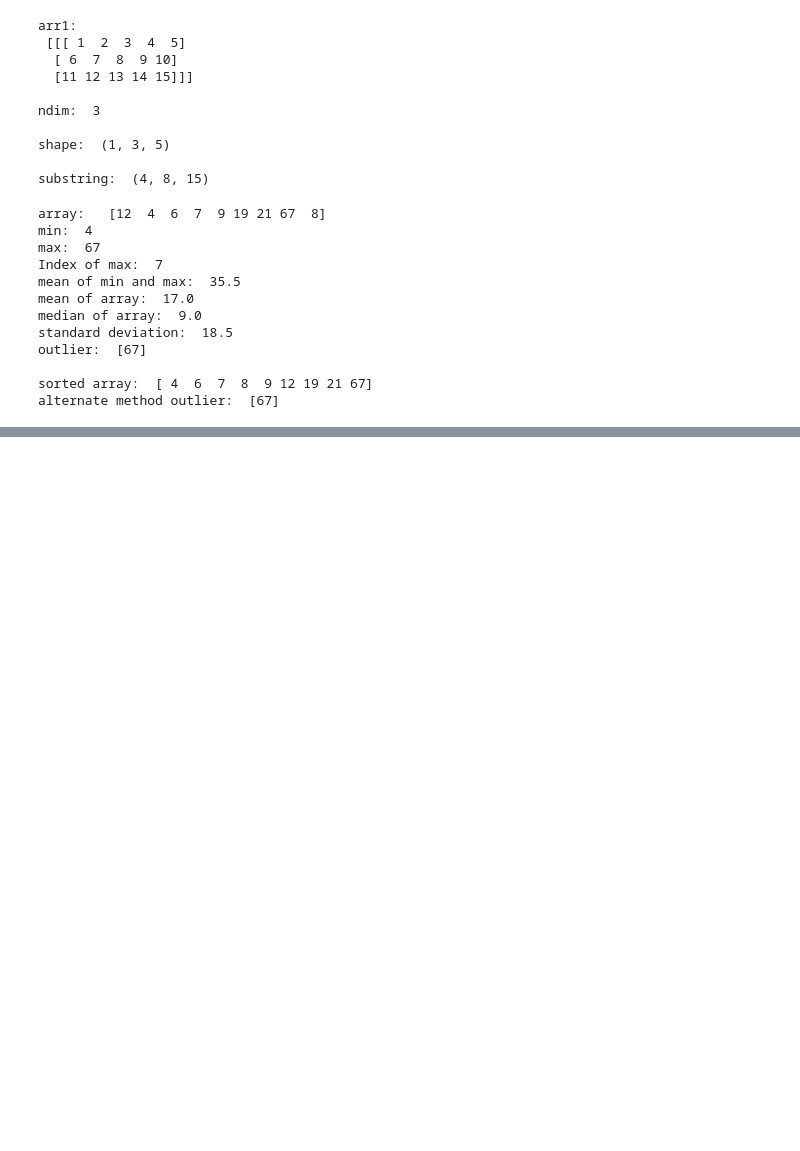
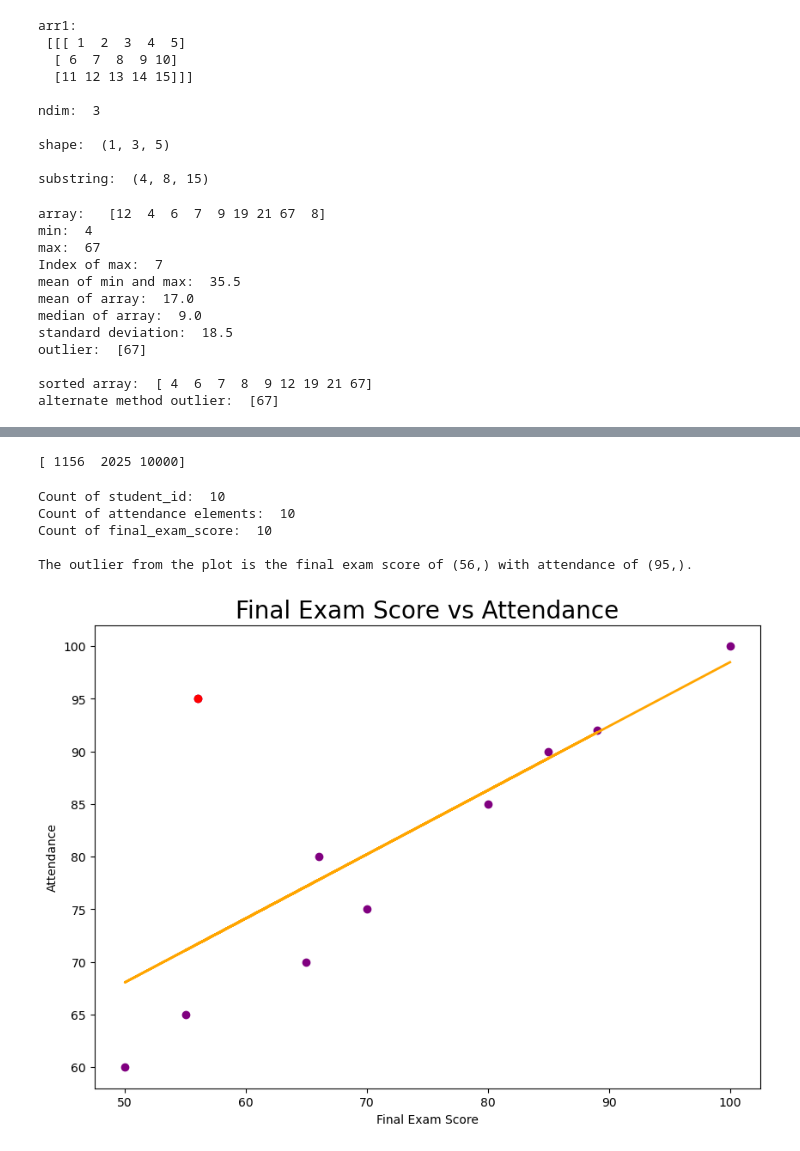
Before and after one commit to aaronbcrampton/50_Days_of_Data_Analysis_in_Python, a Jupyter notebook: 50 Days of Python study work.ipynb, the cells around one changed output, grey strips where cells are left out. Saved outputs shown, nothing was run; the diff lists cells and outputs as text; code cells hidden in the pictures; blank space fills up the shorter version.

Commit message:
Day 11 Preprocessing, Analysis, and Visualization

```diff
--- a/50 Days of Python study work.ipynb
+++ b/50 Days of Python study work.ipynb
@@ -669,0 +744,74 @@ alternate method outlier:  [67]
+# %%
+#create an array of squares of all elemnts in numeric
+arr2 = np.array(numeric, dtype=int)
+num_squares = np.power(arr2, 2)
+print(num_squares)
+# %% [output]
+[ 1156  2025 10000]
+# %%
+#import LocalOutlierFactor for ourlier detection using angular outlier detection
+from numpy import where
+from sklearn.neighbors import LocalOutlierFactor
+
+def merge_lists(list_one, list_two):
+    merge = list(zip(list_one, list_two))
+    return merge
+
+def unpacked_list(list):
+    list_x, list_y = zip(*list)
+    return list_x, list_y
+
+#create a scatter plot of data from lists
+student_id = np.arange(1,11,1)
+print('Count of student_id: ',np.size(student_id))
+attendance = [85, 92, 70, 95, 80, 60, 90, 75, 65, 100]
+print('Count of attendance elements: ', np.size(attendance))
+final_exam_score = [80, 89, 65, 56, 66, 50, 85, 70, 55, 100]
+print('Count of final_exam_score: ', np.size(final_exam_score), '\n')
+
+#create merged array for y_preditction in LOF
+merged_list = merge_lists(final_exam_score, attendance)
+merged_array = np.array(merged_list, dtype=np.int32)
+
+#create outlier detection using lof
+lof = LocalOutlierFactor(n_neighbors=3)
+y_prediction = lof.fit_predict(merged_array)
+lofs_index = where(y_prediction == -1)
+values = merged_array[lofs_index]
+
+#unpack zipped values to create plot list for outlier(s)
+list_x, list_y = unpacked_list(values)
+
+#create plot
+fig = mpl.figure(figsize = (10,7))
+ax = fig.add_subplot()
+ax.scatter(final_exam_score,
+           attendance,
+           color = 'purple')
+#replace color of outlier
+ax.scatter(list_x, list_y, color = 'red')
+
+#calulate equation for trend line
+trend_eq = np.polyfit(final_exam_score, attendance, 1)
+p = np.poly1d(trend_eq)
+#plot trend line
+mpl.plot((final_exam_score), p(final_exam_score), color = 'orange', linewidth = 2, linestyle = '-')
+mpl.show
+
+#create labels for plot
+mpl.title('Final Exam Score vs Attendance', fontsize = 20)
+mpl.xlabel('Final Exam Score')
+mpl.ylabel('Attendance')
+
+#find final score of outlier
+if len(list_x) > 1:
+    print(f'The outliers from the plot is the final exam score of {list_x} with attendance of {list_y} respectively.')
+else:
+    print(f'The outlier from the plot is the final exam score of {list_x} with attendance of {list_y}.')
+# %% [output]
+Count of student_id:  10
+Count of attendance elements:  10
+Count of final_exam_score:  10
+
+The outlier from the plot is the final exam score of (56,) with attendance of (95,).
+[figure, added]
```
Also changed, not shown: parts of 11 cells of this notebook.
